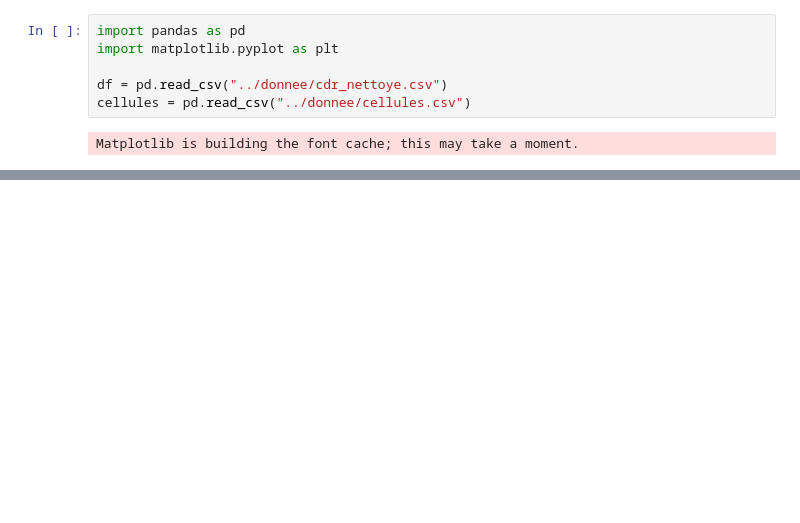
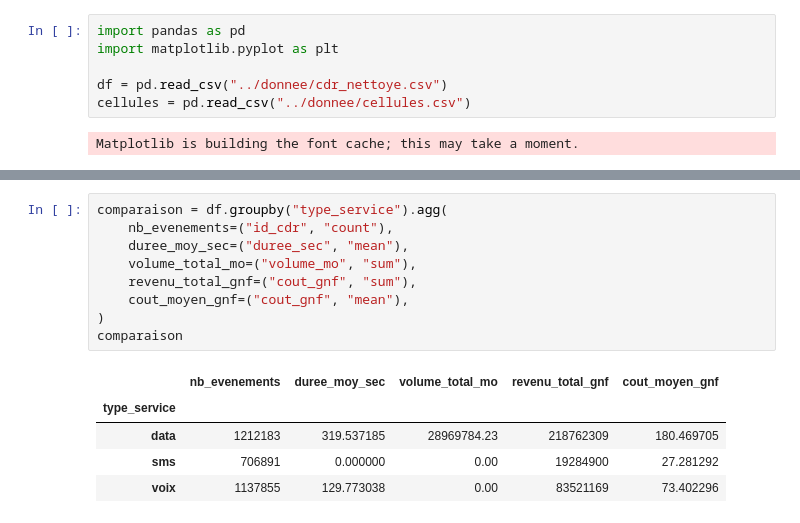
Before and after one commit to BThiernoh/Projet_Stage, a Jupyter notebook: modelisation/analyse_donnees_nettoyees.ipynb, the cells around one changed output, grey strips where cells are left out. Cells and saved outputs as stored; diff of their text form; blank space fills up the shorter version.

```diff
--- a/modelisation/analyse_donnees_nettoyees.ipynb
+++ b/modelisation/analyse_donnees_nettoyees.ipynb
@@ -16,0 +31,15 @@ Note: you may need to restart the kernel to use updated packages.
+# %%
+comparaison = df.groupby("type_service").agg(
+    nb_evenements=("id_cdr", "count"),
+    duree_moy_sec=("duree_sec", "mean"),
+    volume_total_mo=("volume_mo", "sum"),
+    revenu_total_gnf=("cout_gnf", "sum"),
+    cout_moyen_gnf=("cout_gnf", "mean"),
+)
+comparaison
+# %% [output]
+|  | nb_evenements | duree_moy_sec | volume_total_mo | revenu_total_gnf | cout_moyen_gnf |
+| type_service |  |  |  |  |  |
+| data | 1212183 | 319.537185 | 28969784.23 | 218762309 | 180.469705 |
+| sms | 706891 | 0.000000 | 0.00 | 19284900 | 27.281292 |
+| voix | 1137855 | 129.773038 | 0.00 | 83521169 | 73.402296 |
```
Also changed, not shown: parts of 7 cells of this notebook, 10 other files.
